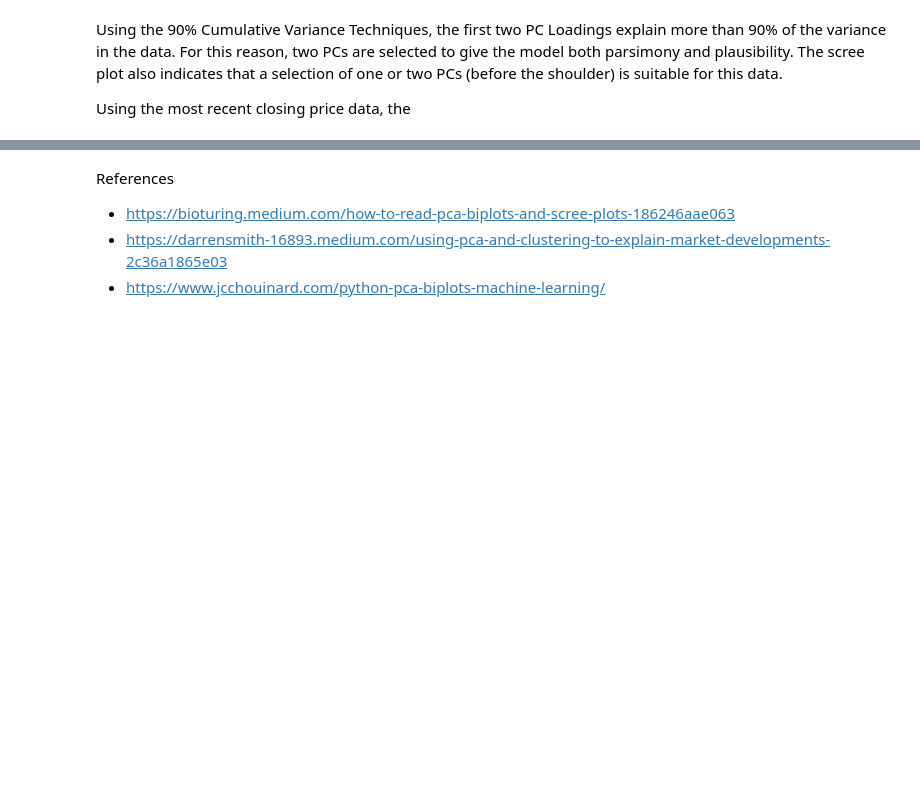
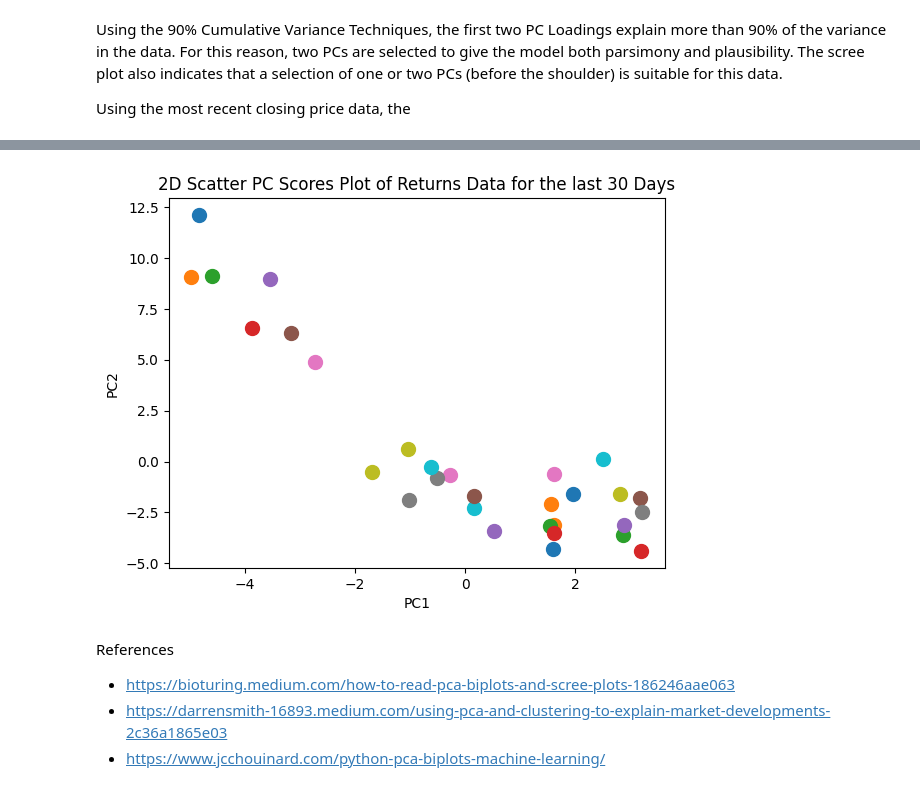
Before and after one commit to saaadiqh/PCA-and-Clustering-in-Finance-Demo, a Jupyter notebook: main.ipynb, the cells around one changed output, grey strips where cells are left out. Drawn from its saved outputs; the diff is of its cells as text; code cells hidden in the pictures; blank space fills up the shorter version.

```diff
--- a/main.ipynb
+++ b/main.ipynb
@@ -143,3 +143,7 @@ for i, date_ in enumerate(df.tail(15).index):
+# %%
+portfolio1.plot_scatterplot(number_of_days=30)
+# %% [output]
+[figure, added]
 # %% [markdown]
 References
 
```
Also changed, not shown: parts of 5 cells of this notebook, 1 other file.
